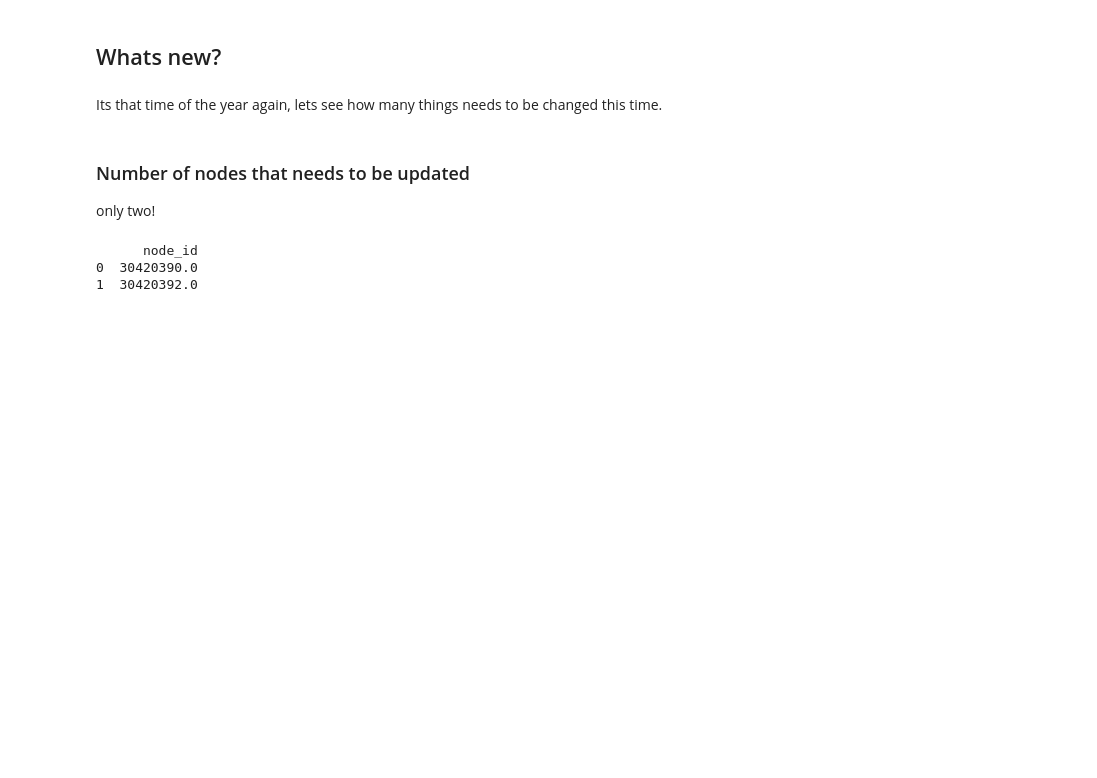
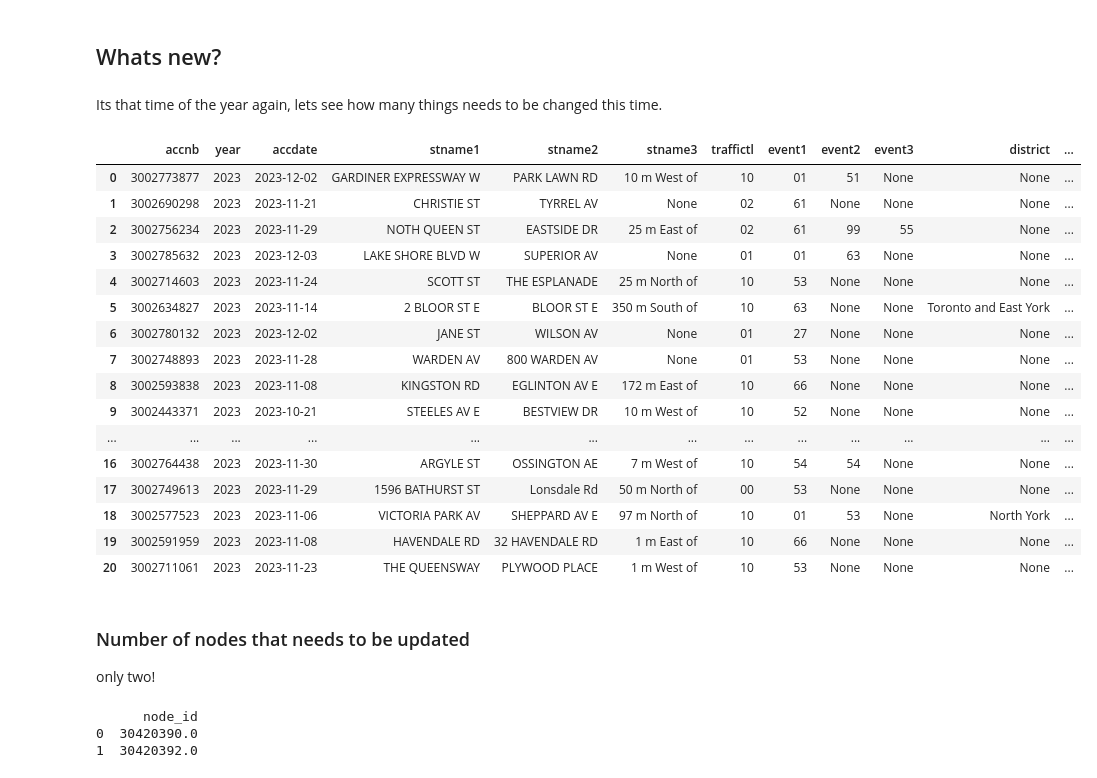
Before and after one commit to CityofToronto/bdit_congestion, a Jupyter notebook: congestion_network_creation/sql/update/notebooks/network_update_2023.ipynb, the cells around one changed output. Drawn from its saved outputs; the diff is of its cells as text; code cells hidden in the pictures; blank space fills up the shorter version.

```diff
--- a/congestion_network_creation/sql/update/notebooks/network_update_2023.ipynb
+++ b/congestion_network_creation/sql/update/notebooks/network_update_2023.ipynb
@@ -26,6 +26,54 @@ connection_engine = create_engine(
         database = CONFIG['DBSETTINGS']['database'],
         username = CONFIG['DBSETTINGS']['user'],
         password = CONFIG['DBSETTINGS']['password']))
+cur = connection_engine.raw_connection().cursor()
+# %%
+import datetime
+today = datetime.date.today()
+
+first = today.replace(day=1)
+# %%
+query = '''
+SELECT
+	accnb, year, accdate, stname1, stname2, stname3, traffictl, event1, event2, event3, district, submit_date
+FROM collisions.acc
+WHERE
+-- accyear within 3 years of this month and was submitted within this month
+(((year::int >= extract(year from %(start_date)s - interval '3 years') AND
+  	year::int <= extract(year from %(start_date)s::date)) AND
+ (submit_date >= %(start_date)s AND submit_date <= %(end_date)s))
+OR
+-- accdate within this month
+(accdate >= %(start_date)s AND accdate <= %(end_date)s))
+-- event1, event2 or event3 within the selected code
+AND (event1 IN ('50','51','52','53','54','55','56','57','58','59','60','61','62','63','64','65','66','23','24','25','26','27','28')
+	OR event2 IN ('50','51','52','53','54','55','56','57','58','59','60','61','62','63','64','65','66','23','24','25','26','27','28')
+	OR event3 IN ('50','51','52','53','54','55','56','57','58','59','60','61','62','63','64','65','66','23','24','25','26','27','28'))
+'''
+cur.execute(query, {'start_date': first, 'end_date': today})
+header = cur.description
+colnames = [desc[0] for desc in cur.description]
+return_list = cur.fetchall()
+df = pd.DataFrame(return_list, columns=colnames)
+df
+# %% [output]
+|  | accnb | year | accdate | stname1 | stname2 | stname3 | traffictl | event1 | event2 | event3 | district | ... |
+| 0 | 3002773877 | 2023 | 2023-12-02 | GARDINER EXPRESSWAY W | PARK LAWN RD | 10 m West of | 10 | 01 | 51 | None | None | ... |
+| 1 | 3002690298 | 2023 | 2023-11-21 | CHRISTIE ST | TYRREL AV | None | 02 | 61 | None | None | None | ... |
+| 2 | 3002756234 | 2023 | 2023-11-29 | NOTH QUEEN ST | EASTSIDE DR | 25 m East of | 02 | 61 | 99 | 55 | None | ... |
+| 3 | 3002785632 | 2023 | 2023-12-03 | LAKE SHORE BLVD W | SUPERIOR AV | None | 01 | 01 | 63 | None | None | ... |
+| 4 | 3002714603 | 2023 | 2023-11-24 | SCOTT ST | THE ESPLANADE | 25 m North of | 10 | 53 | None | None | None | ... |
+| 5 | 3002634827 | 2023 | 2023-11-14 | 2 BLOOR ST E | BLOOR ST E | 350 m South of | 10 | 63 | None | None | Toronto and East York | ... |
+| 6 | 3002780132 | 2023 | 2023-12-02 | JANE ST | WILSON AV | None | 01 | 27 | None | None | None | ... |
+| 7 | 3002748893 | 2023 | 2023-11-28 | WARDEN AV | 800 WARDEN AV | None | 01 | 53 | None | None | None | ... |
+| 8 | 3002593838 | 2023 | 2023-11-08 | KINGSTON RD | EGLINTON AV E | 172 m East of | 10 | 66 | None | None | None | ... |
+| 9 | 3002443371 | 2023 | 2023-10-21 | STEELES AV E | BESTVIEW DR | 10 m West of | 10 | 52 | None | None | None | ... |
+| ... | ... | ... | ... | ... | ... | ... | ... | ... | ... | ... | ... | ... |
+| 16 | 3002764438 | 2023 | 2023-11-30 | ARGYLE ST | OSSINGTON AE | 7 m West of | 10 | 54 | 54 | None | None | ... |
+| 17 | 3002749613 | 2023 | 2023-11-29 | 1596 BATHURST ST | Lonsdale Rd | 50 m North of | 00 | 53 | None | None | None | ... |
+| 18 | 3002577523 | 2023 | 2023-11-06 | VICTORIA PARK AV | SHEPPARD AV E | 97 m North of | 10 | 01 | 53 | None | North York | ... |
+| 19 | 3002591959 | 2023 | 2023-11-08 | HAVENDALE RD | 32 HAVENDALE RD | 1 m East of | 10 | 66 | None | None | None | ... |
+| 20 | 3002711061 | 2023 | 2023-11-23 | THE QUEENSWAY | PLYWOOD PLACE | 1 m West of | 10 | 53 | None | None | None | ... |
 # %% [markdown]
 ### Number of nodes that needs to be updated
 only two!
```
Also changed, not shown: parts of 1 cell of this notebook.
